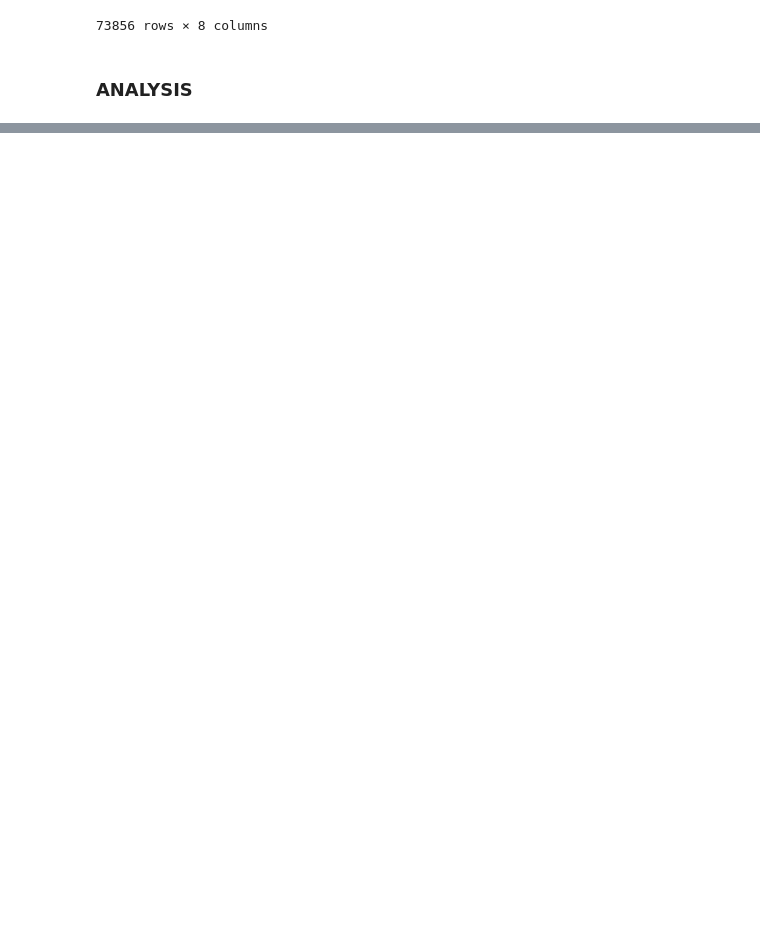
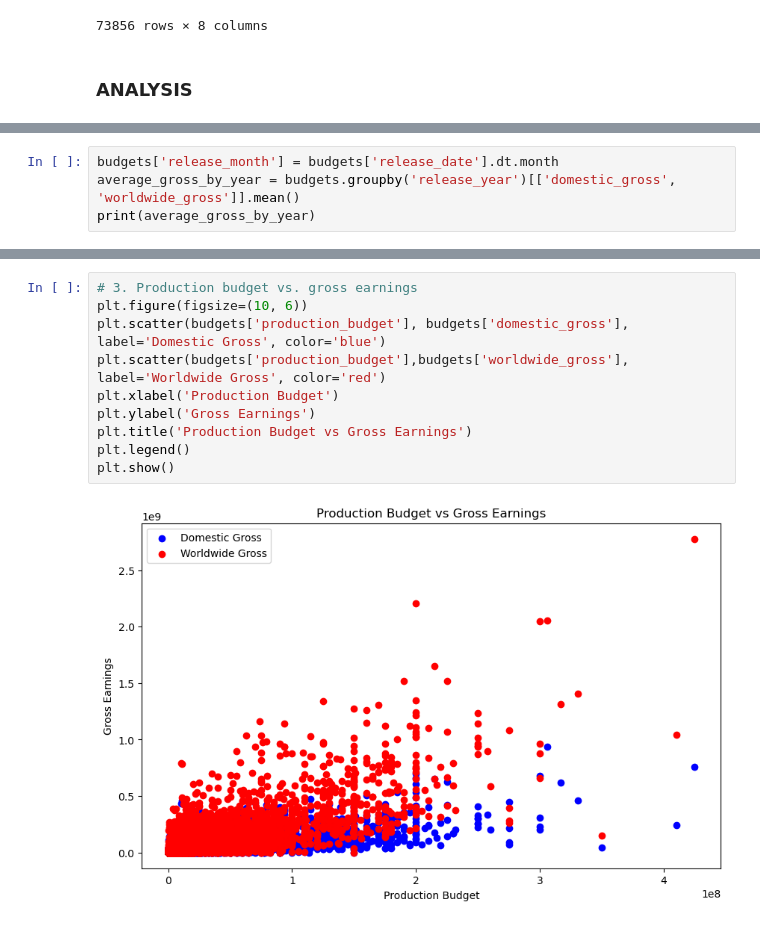
Before and after one commit to FAITHKAMANDE/Phase-2-Project, a Jupyter notebook: Notebook.ipynb, the cells around one changed output, grey strips where cells are left out. Cells and saved outputs as stored; diff of their text form; blank space fills up the shorter version.

```diff
--- a/Notebook.ipynb
+++ b/Notebook.ipynb
@@ -581,0 +742,4 @@ profit = worldwide_gross - budget
+# %%
+budgets['release_month'] = budgets['release_date'].dt.month
+average_gross_by_year = budgets.groupby('release_year')[['domestic_gross', 'worldwide_gross']].mean()
+print(average_gross_by_year)
@@ -581,0 +761,12 @@ profit = worldwide_gross - budget
+# %%
+# 3. Production budget vs. gross earnings
+plt.figure(figsize=(10, 6))
+plt.scatter(budgets['production_budget'], budgets['domestic_gross'], label='Domestic Gross', color='blue')
+plt.scatter(budgets['production_budget'],budgets['worldwide_gross'], label='Worldwide Gross', color='red')
+plt.xlabel('Production Budget')
+plt.ylabel('Gross Earnings')
+plt.title('Production Budget vs Gross Earnings')
+plt.legend()
+plt.show()
+# %% [output]
+[figure, added]
```
Also changed, not shown: parts of 27 cells of this notebook.
